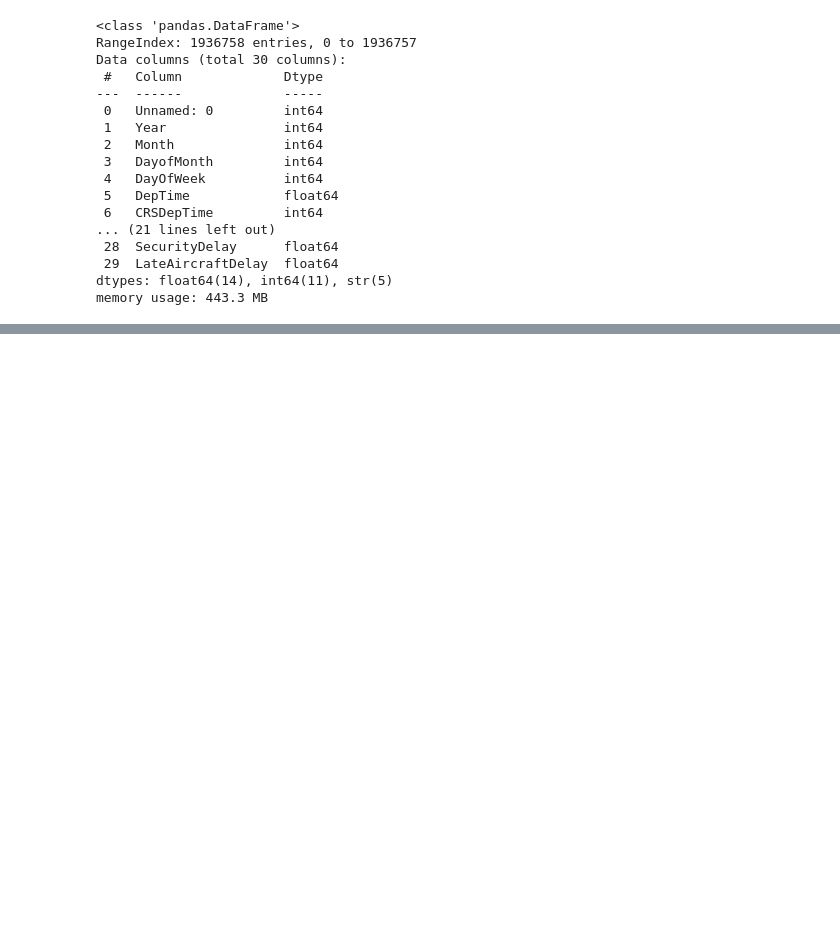
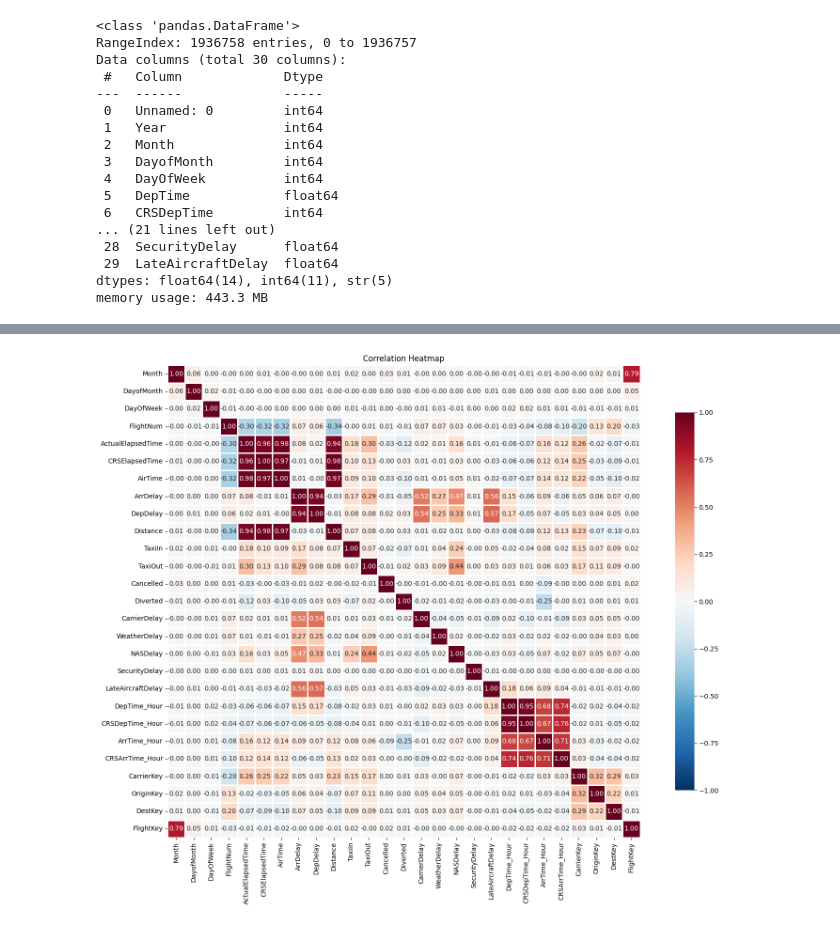
Before and after one commit to PickleAbdu/Airlines-Delay-Analysis, a Jupyter notebook: EDA.ipynb, the cells around one changed output, grey strips where cells are left out. Drawn from its saved outputs; the diff is of its cells as text; code cells hidden in the pictures; blank space fills up the shorter version.

```diff
--- a/EDA.ipynb
+++ b/EDA.ipynb
@@ -44,0 +381,6 @@ memory usage: 443.3 MB
+# %%
+dim_dest = df[['Dest']].drop_duplicates().reset_index(drop=True)
+dim_dest['DestKey'] = dim_dest.index
+
+df = df.merge(dim_dest, on='Dest', how='left')
+dim_dest.head()
@@ -44,0 +429,5 @@ memory usage: 443.3 MB
+# %%
+dim_flight = df[['FlightNum', 'TailNum']].drop_duplicates().reset_index(drop=True)
+dim_flight['FlightKey'] = dim_flight.index
+df = df.merge(dim_flight, on=['FlightNum', 'TailNum'], how='left')
+df.head()
@@ -44,0 +467,14 @@ memory usage: 443.3 MB
+# %%
+# Map to readable names
+cancellation_map = {
+    'A': 'Carrier',
+    'B': 'Weather',
+    'C': 'NAS',
+    'N': 'Security'
+}
+
+df['CancellationReason'] = df['CancellationCode'].map(cancellation_map)
+
+# Then drop original
+df = df.drop('CancellationCode', axis=1)
+df.head(10)
@@ -44,0 +493,3 @@ memory usage: 443.3 MB
+# %%
+df.loc[df['Cancelled'] == 0, 'CancellationCode'] = np.nan
+df.head(10)
@@ -44,0 +548,16 @@ memory usage: 443.3 MB
+# %%
+plt.figure(figsize=(16, 12))
+sns.heatmap(df.select_dtypes(include=[np.number]).corr(),
+            annot=True,
+            cmap="RdBu_r",
+            center=0,
+            fmt=".2f",
+            square=True,
+            linewidths=1,
+            cbar_kws={"shrink": 0.8},
+            vmin=-1, vmax=1)
+plt.title("Correlation Heatmap")
+plt.tight_layout()
+plt.show()
+# %% [output]
+[figure, added]
```
Also changed, not shown: parts of 44 cells of this notebook.
